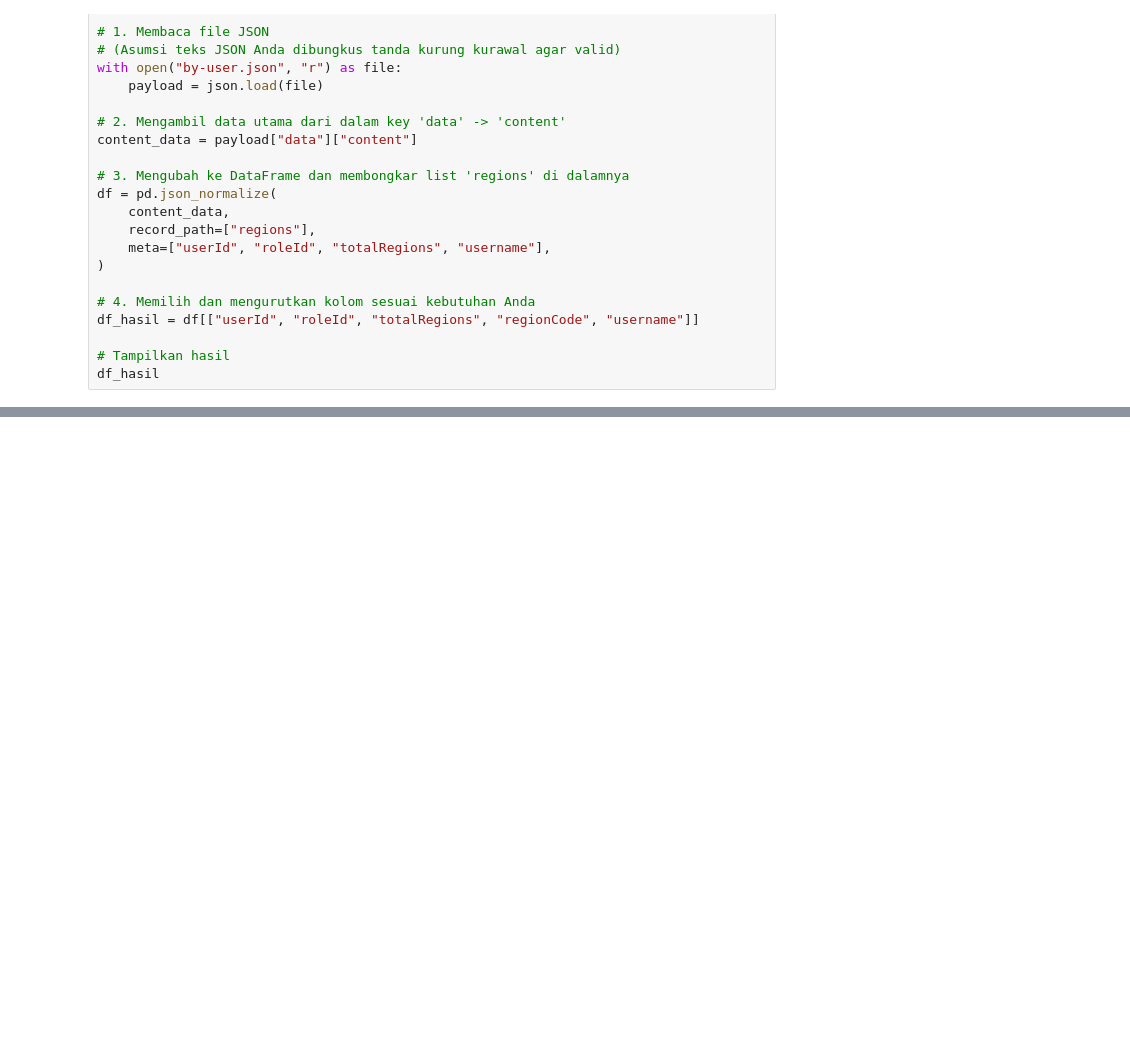
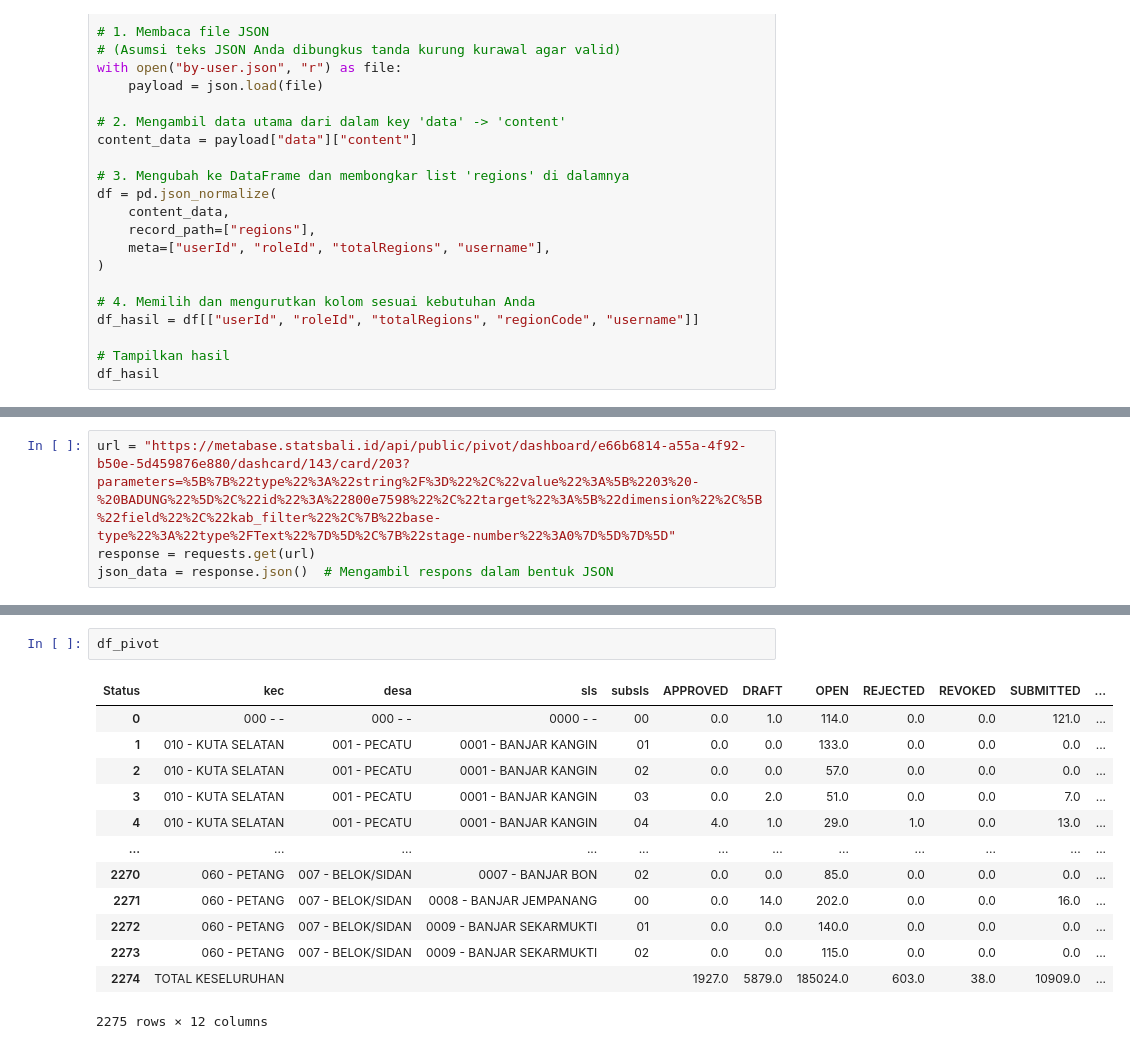
Before and after one commit to jey-neutron/auto-fasih-sm, a Jupyter notebook: appdev.ipynb, the cells around one changed output, grey strips where cells are left out. Drawn from its saved outputs; the diff is of its cells as text; blank space fills up the shorter version.

```diff
--- a/appdev.ipynb
+++ b/appdev.ipynb
@@ -425,0 +528,4 @@ df_hasil
+# %%
+url = "https://metabase.statsbali.id/api/public/pivot/dashboard/e66b6814-a55a-4f92-b50e-5d459876e880/dashcard/143/card/203?parameters=%5B%7B%22type%22%3A%22string%2F%3D%22%2C%22value%22%3A%5B%2203%20-%20BADUNG%22%5D%2C%22id%22%3A%22800e7598%22%2C%22target%22%3A%5B%22dimension%22%2C%5B%22field%22%2C%22kab_filter%22%2C%7B%22base-type%22%3A%22type%2FText%22%7D%5D%2C%7B%22stage-number%22%3A0%7D%5D%7D%5D"
+response = requests.get(url)
+json_data = response.json()  # Mengambil respons dalam bentuk JSON
@@ -425,0 +642,16 @@ df_hasil
+# %%
+df_pivot
+# %% [output]
+| Status | kec | desa | sls | subsls | APPROVED | DRAFT | OPEN | REJECTED | REVOKED | SUBMITTED | ... |
+| 0 | 000 - - | 000 - - | 0000 - - | 00 | 0.0 | 1.0 | 114.0 | 0.0 | 0.0 | 121.0 | ... |
+| 1 | 010 - KUTA SELATAN | 001 - PECATU | 0001 - BANJAR KANGIN | 01 | 0.0 | 0.0 | 133.0 | 0.0 | 0.0 | 0.0 | ... |
+| 2 | 010 - KUTA SELATAN | 001 - PECATU | 0001 - BANJAR KANGIN | 02 | 0.0 | 0.0 | 57.0 | 0.0 | 0.0 | 0.0 | ... |
+| 3 | 010 - KUTA SELATAN | 001 - PECATU | 0001 - BANJAR KANGIN | 03 | 0.0 | 2.0 | 51.0 | 0.0 | 0.0 | 7.0 | ... |
+| 4 | 010 - KUTA SELATAN | 001 - PECATU | 0001 - BANJAR KANGIN | 04 | 4.0 | 1.0 | 29.0 | 1.0 | 0.0 | 13.0 | ... |
+| ... | ... | ... | ... | ... | ... | ... | ... | ... | ... | ... | ... |
+| 2270 | 060 - PETANG | 007 - BELOK/SIDAN | 0007 - BANJAR BON | 02 | 0.0 | 0.0 | 85.0 | 0.0 | 0.0 | 0.0 | ... |
+| 2271 | 060 - PETANG | 007 - BELOK/SIDAN | 0008 - BANJAR JEMPANANG | 00 | 0.0 | 14.0 | 202.0 | 0.0 | 0.0 | 16.0 | ... |
+| 2272 | 060 - PETANG | 007 - BELOK/SIDAN | 0009 - BANJAR SEKARMUKTI | 01 | 0.0 | 0.0 | 140.0 | 0.0 | 0.0 | 0.0 | ... |
+| 2273 | 060 - PETANG | 007 - BELOK/SIDAN | 0009 - BANJAR SEKARMUKTI | 02 | 0.0 | 0.0 | 115.0 | 0.0 | 0.0 | 0.0 | ... |
+| 2274 | TOTAL KESELURUHAN |  |  |  | 1927.0 | 5879.0 | 185024.0 | 603.0 | 38.0 | 10909.0 | ... |
+2275 rows × 12 columns
```
Also changed, not shown: parts of 12 cells of this notebook.
